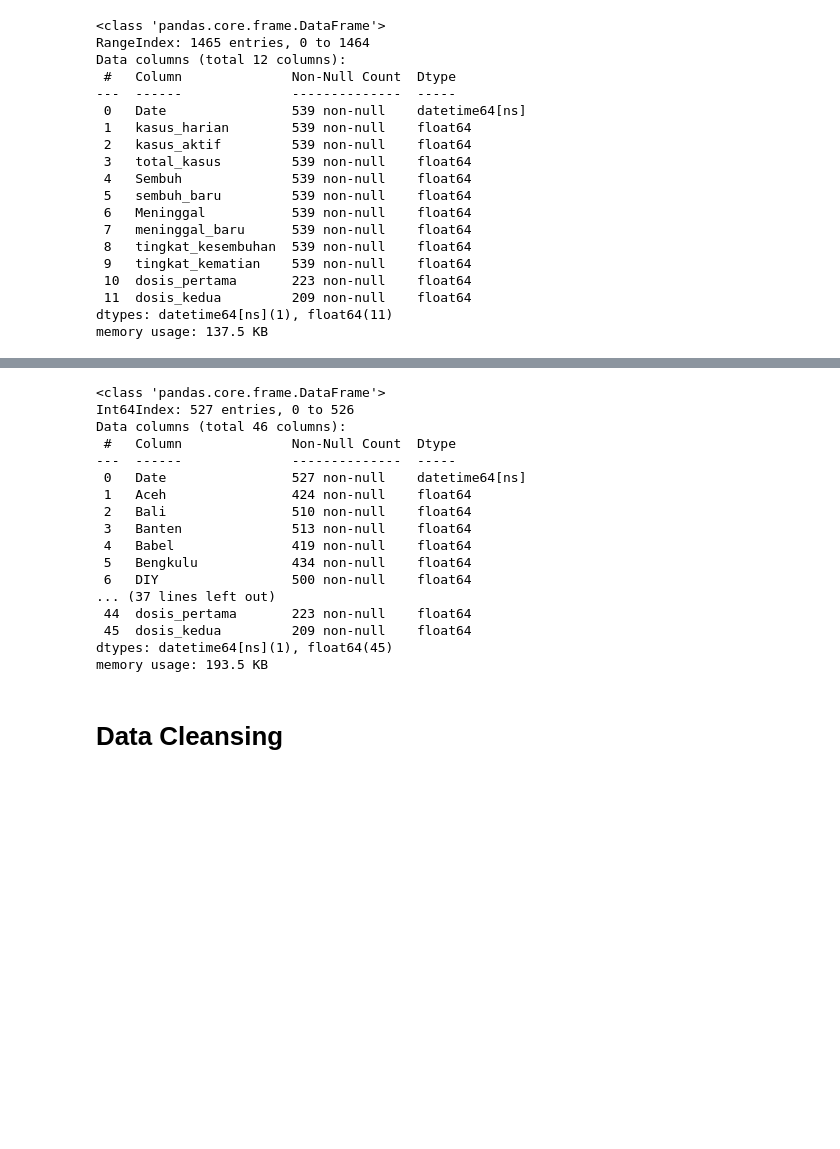
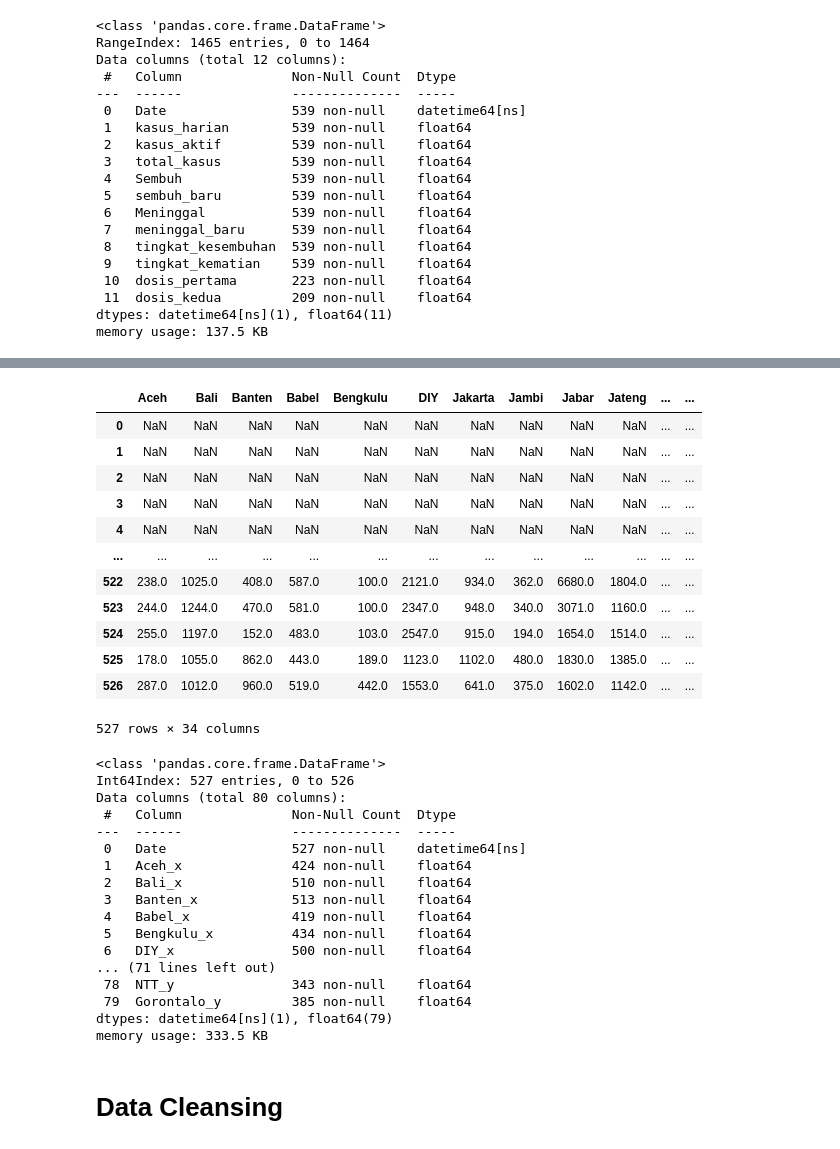
Before and after one commit to diakurnia/covid19-dashboards-using-streamit, a Jupyter notebook: project_akhir.ipynb, the cells around one changed output, grey strips where cells are left out. Saved outputs shown, nothing was run; the diff lists cells and outputs as text; code cells hidden in the pictures; blank space fills up the shorter version.

```diff
--- a/project_akhir.ipynb
+++ b/project_akhir.ipynb
@@ -8,5 +8,7 @@ from plotly import graph_objs as go
 # %%
 #Load data for daily cases and statistic base
 data = 'data/COVID-19 Indonesia.xlsx'
-df_daily=pd.read_excel(data, engine='openpyxl', sheet_name='Kasus Aktif')
+df_daily_active=pd.read_excel(data, engine='openpyxl', sheet_name='Kasus Aktif')
+df_daily_recovered = pd.read_excel(data, engine='openpyxl', sheet_name='Sembuh Harian')
+df_daily_dead = pd.read_excel(data, engine='openpyxl', sheet_name='Meninggal Harian')
 df_statistic = pd.read_excel(data, engine='openpyxl', sheet_name='Statistik Harian')
@@ -58,0 +85,2 @@ df = df_daily.merge(df_used, on='Date', how='left')
+# %%
+tes = df.merge(df_daily_recovered, on='Date', how='left')
@@ -58,0 +115,18 @@ df = df_daily.merge(df_used, on='Date', how='left')
+# %%
+provinsi = tes.iloc[:,80:114]
+# %%
+provinsi
+# %% [output]
+|  | Aceh | Bali | Banten | Babel | Bengkulu | DIY | Jakarta | Jambi | Jabar | Jateng | ... | ... |
+| 0 | NaN | NaN | NaN | NaN | NaN | NaN | NaN | NaN | NaN | NaN | ... | ... |
+| 1 | NaN | NaN | NaN | NaN | NaN | NaN | NaN | NaN | NaN | NaN | ... | ... |
+| 2 | NaN | NaN | NaN | NaN | NaN | NaN | NaN | NaN | NaN | NaN | ... | ... |
+| 3 | NaN | NaN | NaN | NaN | NaN | NaN | NaN | NaN | NaN | NaN | ... | ... |
+| 4 | NaN | NaN | NaN | NaN | NaN | NaN | NaN | NaN | NaN | NaN | ... | ... |
+| ... | ... | ... | ... | ... | ... | ... | ... | ... | ... | ... | ... | ... |
+| 522 | 238.0 | 1025.0 | 408.0 | 587.0 | 100.0 | 2121.0 | 934.0 | 362.0 | 6680.0 | 1804.0 | ... | ... |
+| 523 | 244.0 | 1244.0 | 470.0 | 581.0 | 100.0 | 2347.0 | 948.0 | 340.0 | 3071.0 | 1160.0 | ... | ... |
+| 524 | 255.0 | 1197.0 | 152.0 | 483.0 | 103.0 | 2547.0 | 915.0 | 194.0 | 1654.0 | 1514.0 | ... | ... |
+| 525 | 178.0 | 1055.0 | 862.0 | 443.0 | 189.0 | 1123.0 | 1102.0 | 480.0 | 1830.0 | 1385.0 | ... | ... |
+| 526 | 287.0 | 1012.0 | 960.0 | 519.0 | 442.0 | 1553.0 | 641.0 | 375.0 | 1602.0 | 1142.0 | ... | ... |
+527 rows × 34 columns
@@ -61,21 +139,21 @@ df.info()
 # %% [output]
 <class 'pandas.core.frame.DataFrame'>
 Int64Index: 527 entries, 0 to 526
-Data columns (total 46 columns):
+Data columns (total 80 columns):
  #   Column              Non-Null Count  Dtype
 ---  ------              --------------  -----
  0   Date                527 non-null    datetime64[ns]
- 1   Aceh                424 non-null    float64
- 2   Bali                510 non-null    float64
- 3   Banten              513 non-null    float64
- 4   Babel               419 non-null    float64
- 5   Bengkulu            434 non-null    float64
- 6   DIY                 500 non-null    float64
-... (37 lines left out)
- 44  dosis_pertama       223 non-null    float64
- 45  dosis_kedua         209 non-null    float64
-dtypes: datetime64[ns](1), float64(45)
-memory usage: 193.5 KB
+ 1   Aceh_x              424 non-null    float64
+ 2   Bali_x              510 non-null    float64
+ 3   Banten_x            513 non-null    float64
+ 4   Babel_x             419 non-null    float64
+ 5   Bengkulu_x          434 non-null    float64
+ 6   DIY_x               500 non-null    float64
+... (71 lines left out)
+ 78  NTT_y               343 non-null    float64
+ 79  Gorontalo_y         385 non-null    float64
+dtypes: datetime64[ns](1), float64(79)
+memory usage: 333.5 KB
 # %% [markdown]
 # Data Cleansing
 # %%
```
Also changed, not shown: parts of 8 cells of this notebook, 7 other files.
